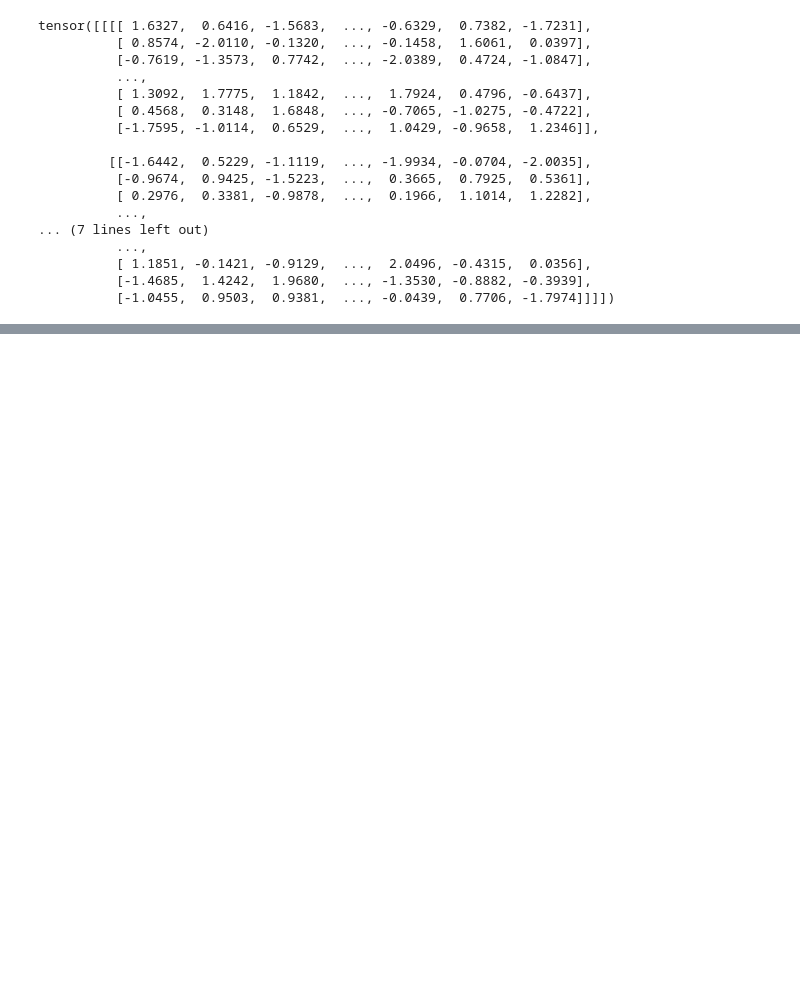
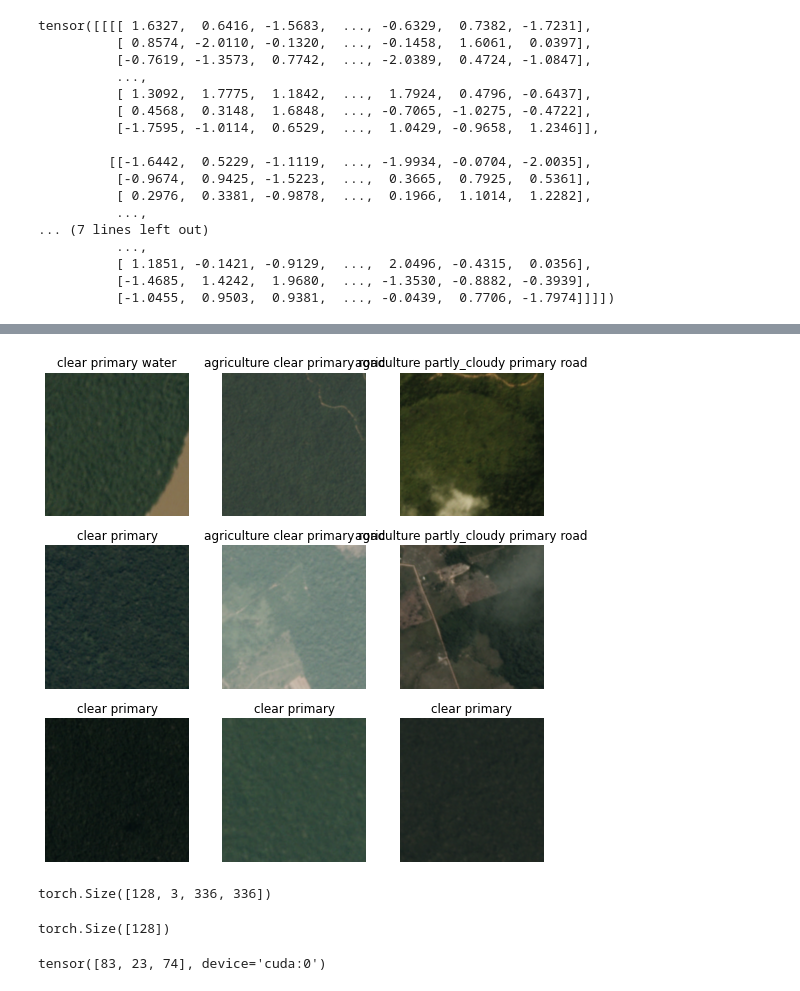
Before and after one commit to Ladivcr/Neural-network-class, a Jupyter notebook: ExaminandoRedes.ipynb, the cells around one changed output, grey strips where cells are left out. Drawn from its saved outputs; the diff is of its cells as text; code cells hidden in the pictures; blank space fills up the shorter version.

```diff
--- a/ExaminandoRedes.ipynb
+++ b/ExaminandoRedes.ipynb
@@ -1039,0 +1138,10 @@ learn.model = nn.Sequential(Normalizer(), learn.model)
+# %%
+# corregimos la función de obtener categorias, ya que
+# regresa únicamente el string pero yo lo quiero en lista
+def obtener_categorias(f):
+    # Me marcaba error con la lista, por lo tanto
+    # he convertido a string y seleccionado
+    # únicamente las palabras, dejando a fuera
+    # los simbolos <<[>> y <<]>>
+    #print(f)
+    return (file2tags[f.stem].split(' '))
@@ -1039,0 +1152,17 @@ learn.model = nn.Sequential(Normalizer(), learn.model)
+# %%
+def load_data(folder, img_size, batch_size):
+    tfms = fv.aug_transforms(flip_vert=True,
+                            max_rotate=360,
+                            max_lighting=0.35,
+                            max_zoom=1.1,
+                            max_warp=0.01)
+
+    data = fv.DataBlock(blocks   = (fv.ImageBlock, fv.CategoryBlock),
+                       get_items = fv.get_image_files,
+                       get_y     = obtener_categorias,
+                       splitter  = fv.RandomSplitter(1/10),
+                       item_tfms = fv.Resize(int(1.5*img_size)),
+                       batch_tfms= tfms,
+                       )
+
+    return (data.dataloaders(folder, bs=batch_size))
@@ -1039,0 +1173,4 @@ learn.model = nn.Sequential(Normalizer(), learn.model)
+# %%
+data.show_batch()
+# %% [output]
+[figure, added]
@@ -1039,0 +1179,12 @@ learn.model = nn.Sequential(Normalizer(), learn.model)
+# %%
+x.shape
+# %% [output]
+torch.Size([128, 3, 336, 336])
+# %%
+y.shape
+# %% [output]
+torch.Size([128])
+# %%
+y[:3]
+# %% [output]
+tensor([83, 23, 74], device='cuda:0')
```
Also changed, not shown: parts of 43 cells of this notebook.
